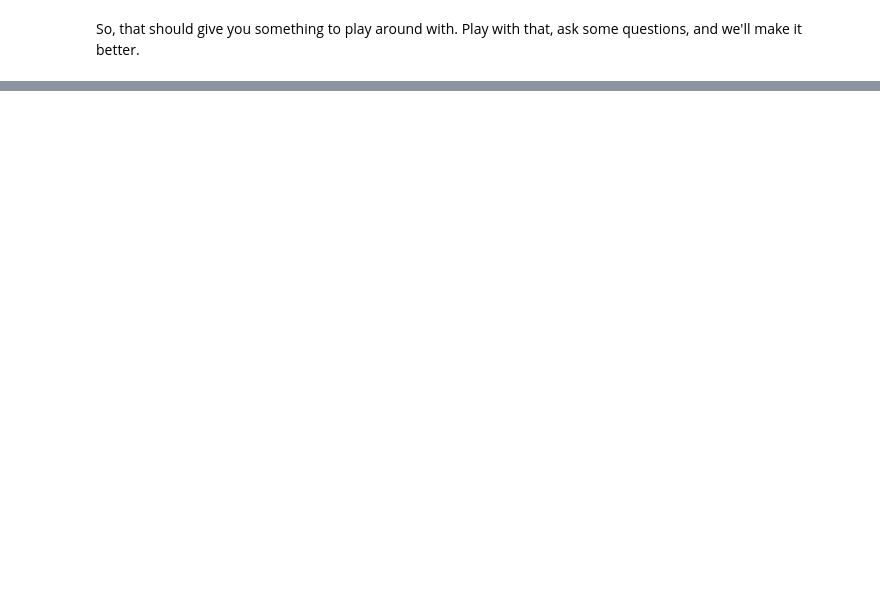
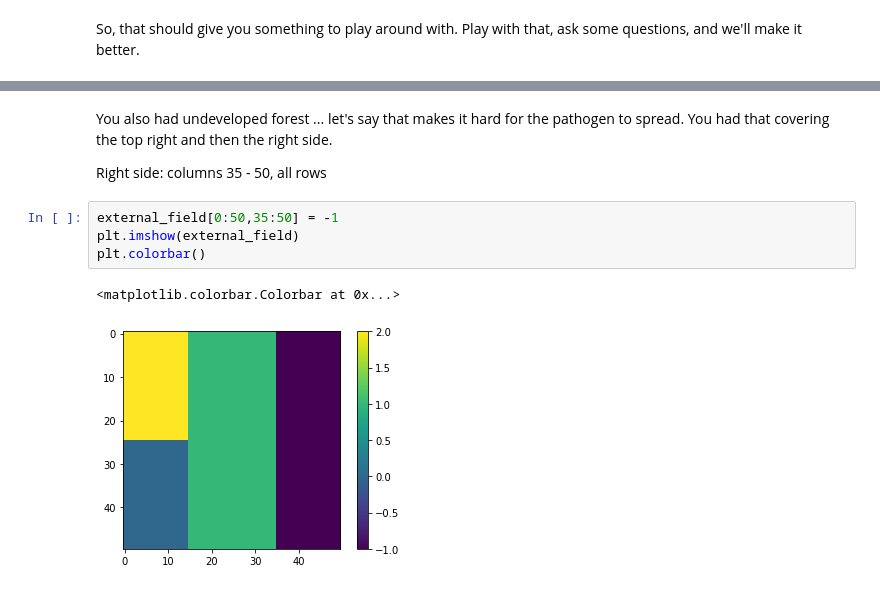
Before and after one commit to DrRoad/NZClimateCourse, a Jupyter notebook: InNZ/Project/Pathogens-MGL.ipynb, the cells around one changed output, grey strips where cells are left out. Saved outputs shown, nothing was run; the diff lists cells and outputs as text; blank space fills up the shorter version.

```diff
--- a/InNZ/Project/Pathogens-MGL.ipynb
+++ b/InNZ/Project/Pathogens-MGL.ipynb
@@ -244,0 +271,11 @@ So, that should give you something to play around with. Play with that, ask some
+# %% [markdown]
+You also had undeveloped forest ... let's say that makes it hard for the pathogen to spread. You had that covering the top right and then the right side.
+
+Right side: columns 35 - 50, all rows
+# %%
+external_field[0:50,35:50] = -1
+plt.imshow(external_field)
+plt.colorbar()
+# %% [output]
+<matplotlib.colorbar.Colorbar at 0x...>
+[figure, added]
```
Also changed, not shown: parts of 22 cells of this notebook.
